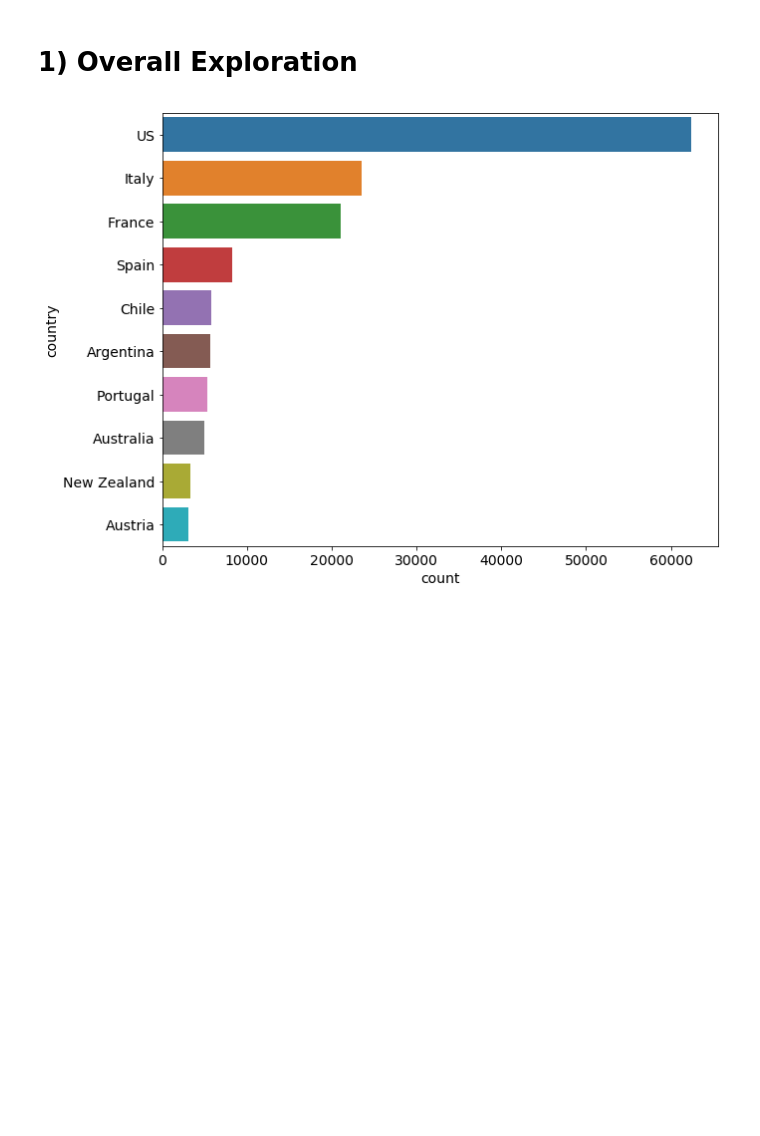
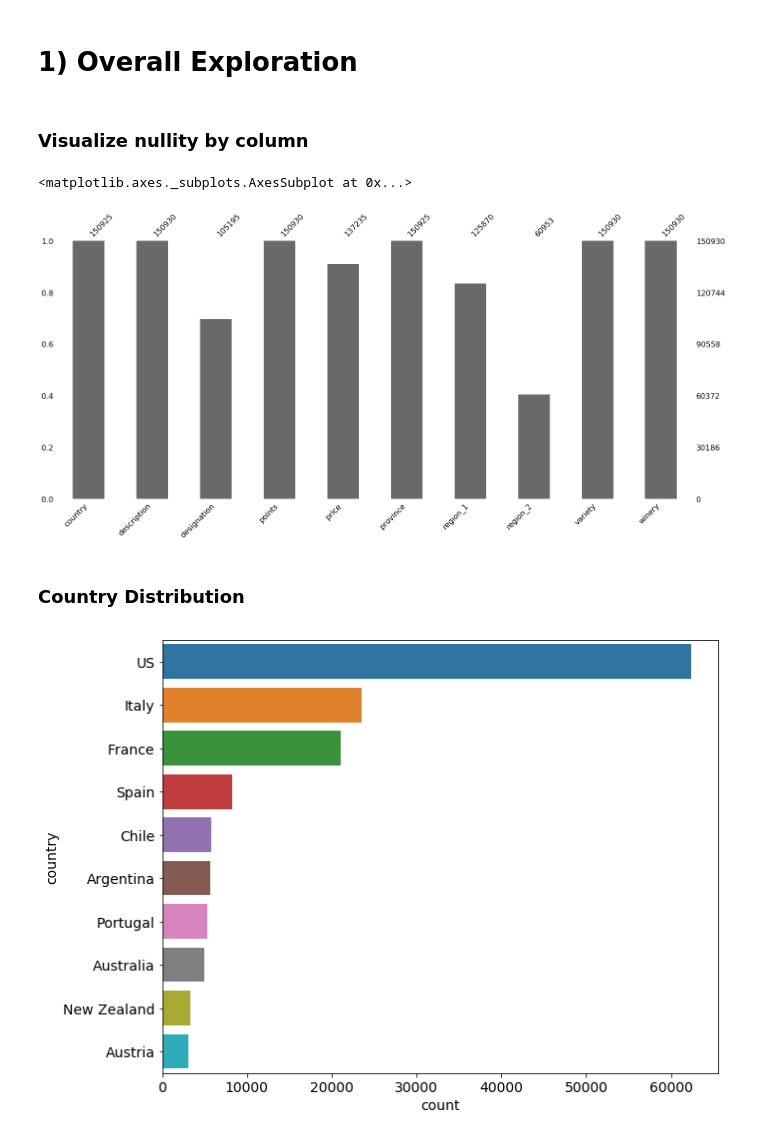
Before and after one commit to PierreCom/PierreCom.github.io, a Jupyter notebook: content/blog/Data_Analysis/Wine_Reviews.ipynb, the cells around one changed output. Drawn from its saved outputs; the diff is of its cells as text; code cells hidden in the pictures; blank space fills up the shorter version.

```diff
--- a/content/blog/Data_Analysis/Wine_Reviews.ipynb
+++ b/content/blog/Data_Analysis/Wine_Reviews.ipynb
@@ -79,6 +82,15 @@ df.head()
 # %% [markdown]
  <a id="1"></a>
 # 1) Overall Exploration
+# %% [markdown]
+### Visualize nullity by column
+# %%
+msno.bar(df)
+# %% [output]
+<matplotlib.axes._subplots.AxesSubplot at 0x...>
+[figure, added]
+# %% [markdown]
+### Country Distribution
 # %%
 sns.countplot(y="country", data=df, order=df.country.value_counts().iloc[:10].index)
 plt.show()
```
Also changed, not shown: parts of 30 cells of this notebook, 29 other files.
